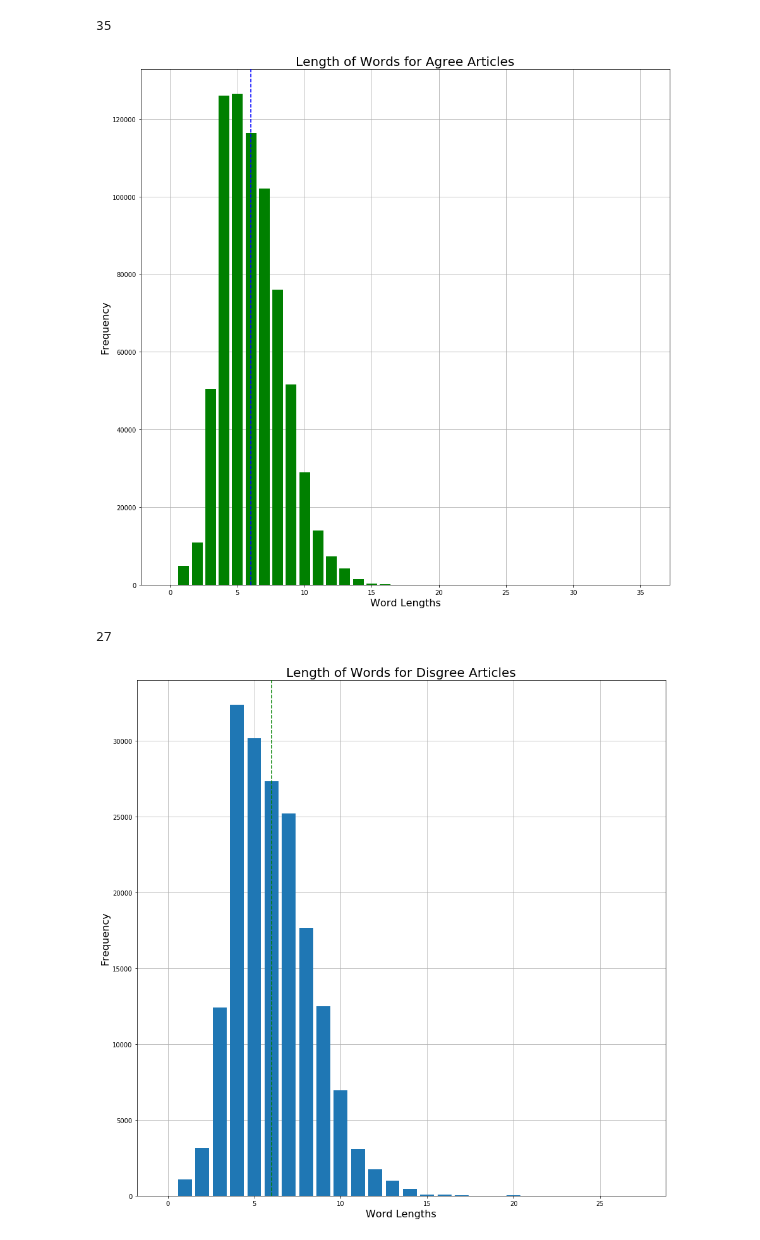
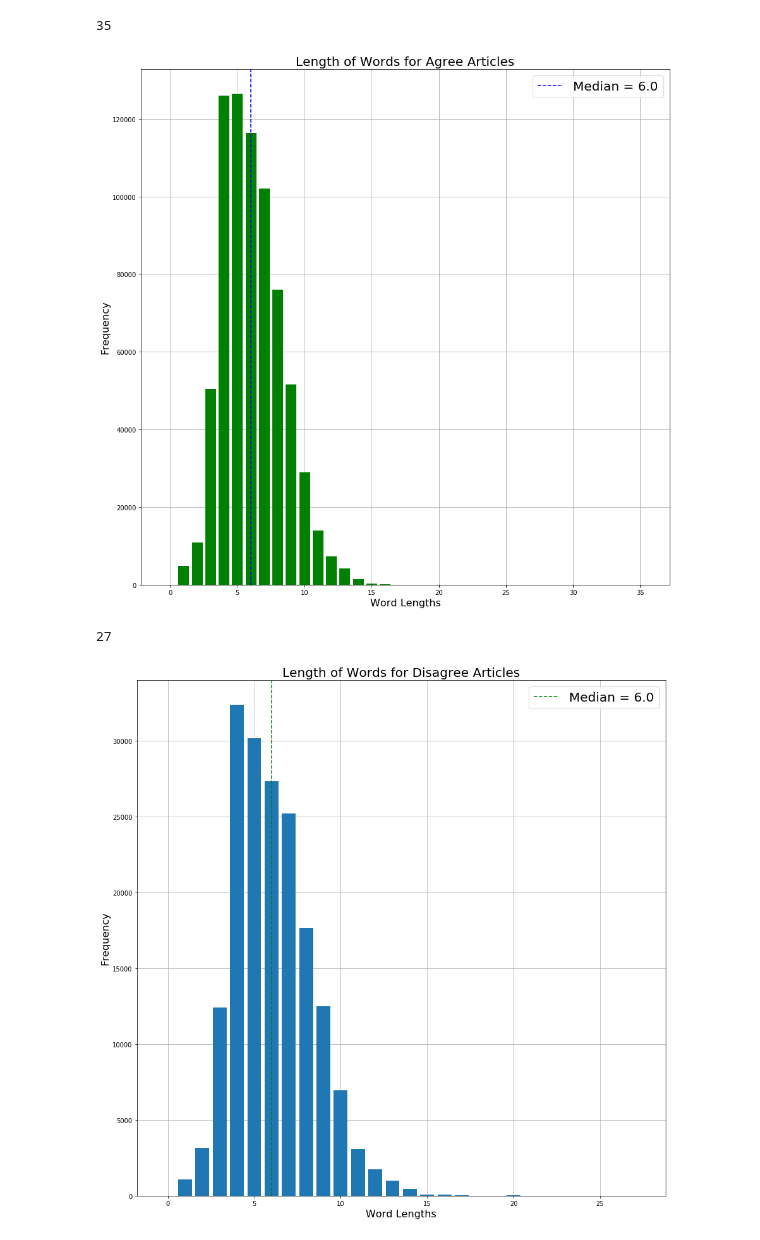
Before and after one commit to CornellDataScience/Insights-FakeNews, a Jupyter notebook: exploratory.ipynb, the cells around one changed output. Saved outputs shown, nothing was run; the diff lists cells and outputs as text; code cells hidden in the pictures.

Commit message:
updated exploratory graphs

```diff
--- a/exploratory.ipynb
+++ b/exploratory.ipynb
@@ -139,15 +137,17 @@ def find_weighted_median(d):
 # %%
 plt.figure(figsize=(15,15))
 plt.bar(list(agree_length.keys()), agree_length.values(), color='green', zorder=3)
 
 plt.ylabel('Frequency', fontsize = 16)
 plt.xlabel('Word Lengths', fontsize = 16)
 
-plt.axvline(find_weighted_median(agree_length), color='b', linestyle='--', zorder=5)
+plt.axvline(find_weighted_median(agree_length), color='b', linestyle='--', label = 'Median = ' + str(find_weighted_median(agree_length)),zorder=5)
+plt.legend(loc='upper right',  prop={'size': 20})
+
 plt.grid(zorder=0)
 plt.title('Length of Words for Agree Articles', fontsize = 20);
 # %% [output]
-[figure, old version]
+[figure, new version]
 # %%
 disagree_words = list(disagree_dict.keys())
 
@@ -172,8 +172,10 @@ plt.bar(list(disagree_length.keys()), disagree_length.values(), zorder=3)
 plt.ylabel('Frequency', fontsize = 16)
 plt.xlabel('Word Lengths', fontsize = 16)
 
-plt.axvline(find_weighted_median(disagree_length), color='g', linestyle='--', zorder=5)
+plt.axvline(find_weighted_median(disagree_length), color='g', linestyle='--',label = 'Median = ' + str(find_weighted_median(disagree_length)), zorder=5)
+plt.legend(loc='upper right',  prop={'size': 20})
+
 plt.grid(zorder=0)
-plt.title('Length of Words for Disgree Articles', fontsize = 20);
+plt.title('Length of Words for Disagree Articles', fontsize = 20);
 # %% [output]
-[figure, old version]
+[figure, new version]
```
Also changed, not shown: parts of 2 cells of this notebook, 6 other files.
